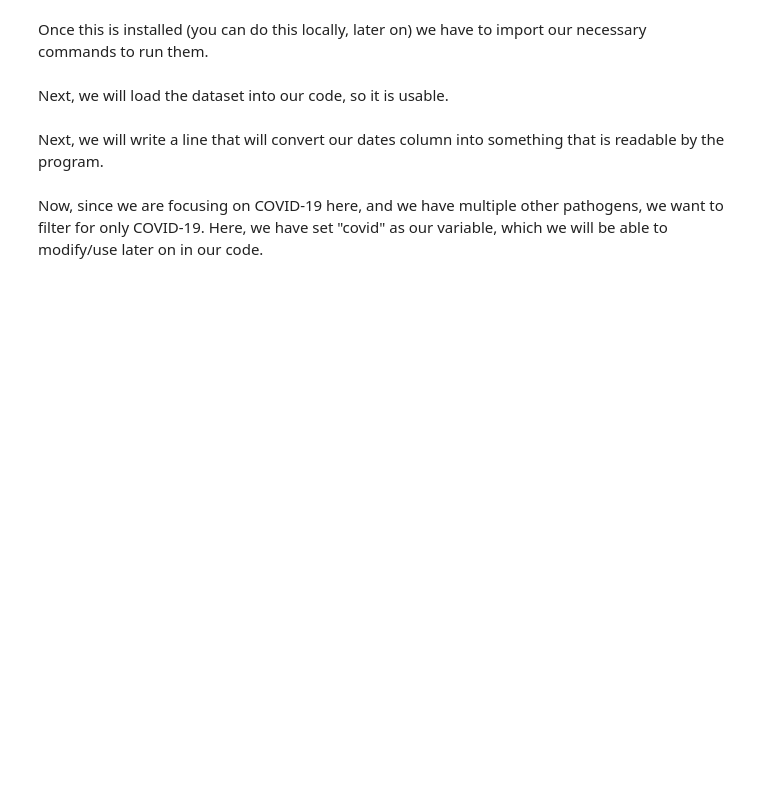
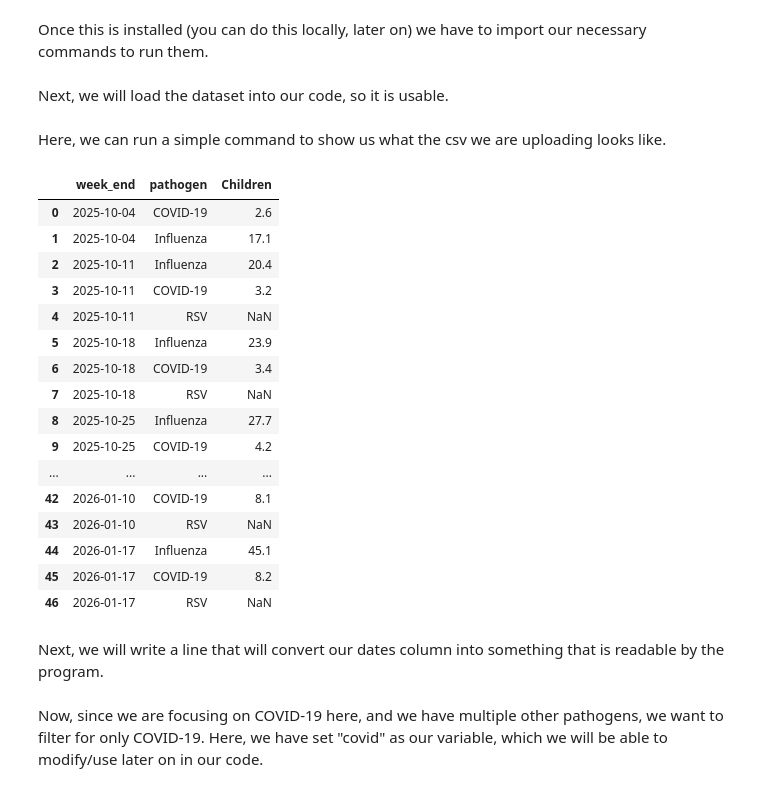
Before and after one commit to Jack-W-Fan/AI-Workshop-Dataset-Notebook, a Jupyter notebook: AI Workshop Dataset Notebook.ipynb, the cells around one changed output. Drawn from its saved outputs; the diff is of its cells as text; code cells hidden in the pictures; blank space fills up the shorter version.

```diff
--- a/AI Workshop Dataset Notebook.ipynb
+++ b/AI Workshop Dataset Notebook.ipynb
@@ -23,6 +23,28 @@ import matplotlib.pyplot as plt
 Next, we will load the dataset into our code, so it is usable.
 # %%
 df = pd.read_csv("data-table.csv")
+# %% [markdown]
+Here, we can run a simple command to show us what the csv we are uploading looks like.
+# %%
+df.head(50)
+# %% [output]
+|  | week_end | pathogen | Children |
+| 0 | 2025-10-04 | COVID-19 | 2.6 |
+| 1 | 2025-10-04 | Influenza | 17.1 |
+| 2 | 2025-10-11 | Influenza | 20.4 |
+| 3 | 2025-10-11 | COVID-19 | 3.2 |
+| 4 | 2025-10-11 | RSV | NaN |
+| 5 | 2025-10-18 | Influenza | 23.9 |
+| 6 | 2025-10-18 | COVID-19 | 3.4 |
+| 7 | 2025-10-18 | RSV | NaN |
+| 8 | 2025-10-25 | Influenza | 27.7 |
+| 9 | 2025-10-25 | COVID-19 | 4.2 |
+| ... | ... | ... | ... |
+| 42 | 2026-01-10 | COVID-19 | 8.1 |
+| 43 | 2026-01-10 | RSV | NaN |
+| 44 | 2026-01-17 | Influenza | 45.1 |
+| 45 | 2026-01-17 | COVID-19 | 8.2 |
+| 46 | 2026-01-17 | RSV | NaN |
 # %% [markdown]
 Next, we will write a line that will convert our dates column into something that is readable by the program.
 # %%
```
Also changed, not shown: parts of 3 cells of this notebook.
